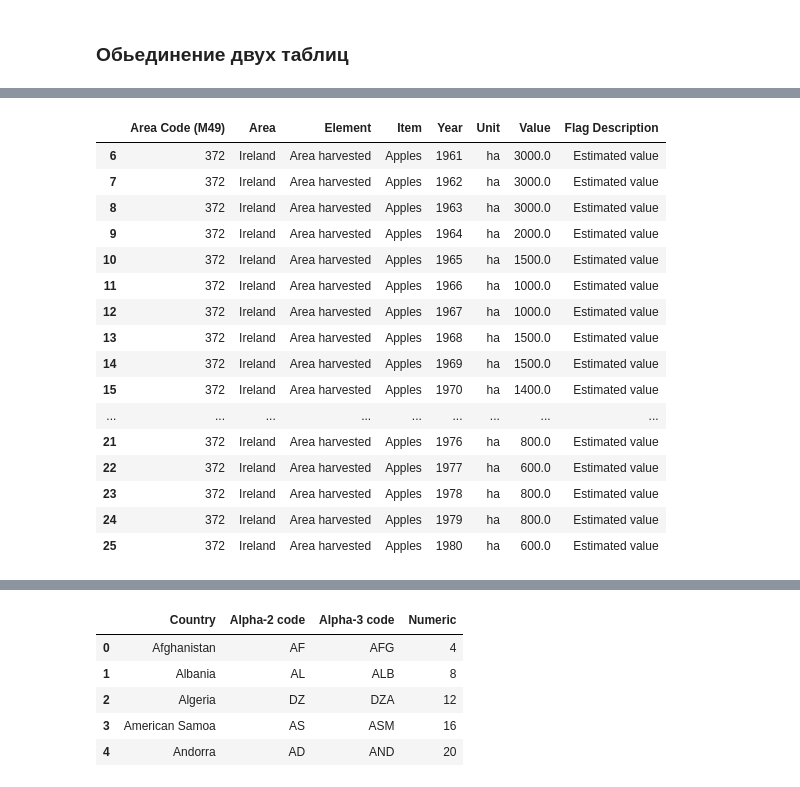
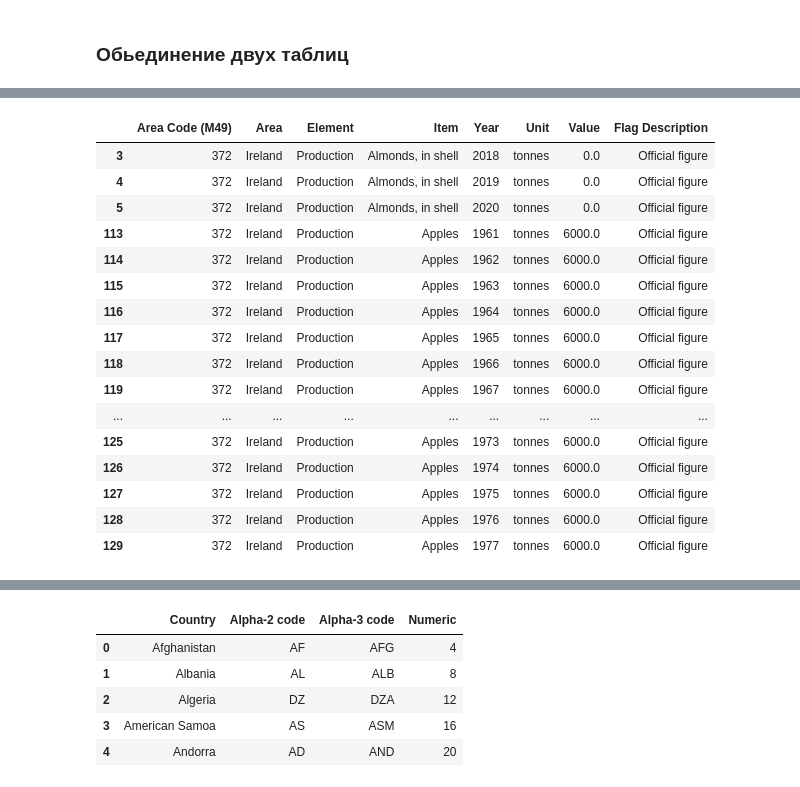
Before and after one commit to Alona-Aldushyna/CA_2, a Jupyter notebook: CA_2.ipynb, the cells around one changed output, grey strips where cells are left out. Cells and saved outputs as stored; diff of their text form; code cells hidden in the pictures.

```diff
--- a/CA_2.ipynb
+++ b/CA_2.ipynb
@@ -51,5 +407,5 @@ df_ireland.head()
 # %%
-df_ukraine = pd.read_csv('FAOSTAT_data_Ukraine.csv')
+df_ukraine = pd.read_csv('data_ukraine.csv')
 df_ukraine.head()
 # %% [output]
 |  | Domain Code | Domain | Area Code (M49) | Area | Element Code | Element | Item Code (CPC) | Item | ... |
@@ -146,8 +458,8 @@ Flag                  0
 Flag Description      0
 dtype: int64
 # %%
-df_ireland = df_ireland.dropna()
-df_ireland.isnull().sum()
+df_ukraine = df_ukraine.dropna()
+df_ukraine.isnull().sum()
 # %% [output]
 Domain Code         0
 Domain              0
@@ -497,6 +768,6 @@ Name: Flag Description, dtype: int64
 # %%
 #df = df.query("Flag Description=='Unofficial figure'")
 # %%
-df=df.drop(columns=['Domain Code','Domain', 'Year Code'])
+df=df.drop(columns=['Domain Code','Domain', 'Year Code','Element Code', 'Item Code (CPC)', 'Flag'])
 df.head(10)
 # %% [output]
@@ -514,3 +784,0 @@ df.head(10)
-# %%
-df=df.drop(columns=['Element Code', 'Item Code (CPC)', 'Flag'])
-df.head(10)
@@ -547,21 +803,21 @@ memory usage: 1.2+ MB
 # %%
-df1 = df.query("Item=='Apples'")
+df1 = df.query("Element=='Production'")
 df1.head(20)
 # %% [output]
 |  | Area Code (M49) | Area | Element | Item | Year | Unit | Value | Flag Description |
-| 6 | 372 | Ireland | Area harvested | Apples | 1961 | ha | 3000.0 | Estimated value |
-| 7 | 372 | Ireland | Area harvested | Apples | 1962 | ha | 3000.0 | Estimated value |
-| 8 | 372 | Ireland | Area harvested | Apples | 1963 | ha | 3000.0 | Estimated value |
-| 9 | 372 | Ireland | Area harvested | Apples | 1964 | ha | 2000.0 | Estimated value |
-| 10 | 372 | Ireland | Area harvested | Apples | 1965 | ha | 1500.0 | Estimated value |
-| 11 | 372 | Ireland | Area harvested | Apples | 1966 | ha | 1000.0 | Estimated value |
-| 12 | 372 | Ireland | Area harvested | Apples | 1967 | ha | 1000.0 | Estimated value |
-| 13 | 372 | Ireland | Area harvested | Apples | 1968 | ha | 1500.0 | Estimated value |
-| 14 | 372 | Ireland | Area harvested | Apples | 1969 | ha | 1500.0 | Estimated value |
-| 15 | 372 | Ireland | Area harvested | Apples | 1970 | ha | 1400.0 | Estimated value |
+| 3 | 372 | Ireland | Production | Almonds, in shell | 2018 | tonnes | 0.0 | Official figure |
+| 4 | 372 | Ireland | Production | Almonds, in shell | 2019 | tonnes | 0.0 | Official figure |
+| 5 | 372 | Ireland | Production | Almonds, in shell | 2020 | tonnes | 0.0 | Official figure |
+| 113 | 372 | Ireland | Production | Apples | 1961 | tonnes | 6000.0 | Official figure |
+| 114 | 372 | Ireland | Production | Apples | 1962 | tonnes | 6000.0 | Official figure |
+| 115 | 372 | Ireland | Production | Apples | 1963 | tonnes | 6000.0 | Official figure |
+| 116 | 372 | Ireland | Production | Apples | 1964 | tonnes | 6000.0 | Official figure |
+| 117 | 372 | Ireland | Production | Apples | 1965 | tonnes | 6000.0 | Official figure |
+| 118 | 372 | Ireland | Production | Apples | 1966 | tonnes | 6000.0 | Official figure |
+| 119 | 372 | Ireland | Production | Apples | 1967 | tonnes | 6000.0 | Official figure |
 | ... | ... | ... | ... | ... | ... | ... | ... | ... |
-| 21 | 372 | Ireland | Area harvested | Apples | 1976 | ha | 800.0 | Estimated value |
-| 22 | 372 | Ireland | Area harvested | Apples | 1977 | ha | 600.0 | Estimated value |
-| 23 | 372 | Ireland | Area harvested | Apples | 1978 | ha | 800.0 | Estimated value |
-| 24 | 372 | Ireland | Area harvested | Apples | 1979 | ha | 800.0 | Estimated value |
-| 25 | 372 | Ireland | Area harvested | Apples | 1980 | ha | 600.0 | Estimated value |
+| 125 | 372 | Ireland | Production | Apples | 1973 | tonnes | 6000.0 | Official figure |
+| 126 | 372 | Ireland | Production | Apples | 1974 | tonnes | 6000.0 | Official figure |
+| 127 | 372 | Ireland | Production | Apples | 1975 | tonnes | 6000.0 | Official figure |
+| 128 | 372 | Ireland | Production | Apples | 1976 | tonnes | 6000.0 | Official figure |
+| 129 | 372 | Ireland | Production | Apples | 1977 | tonnes | 6000.0 | Official figure |
```
Also changed, not shown: parts of 109 cells of this notebook, 28 other files.
